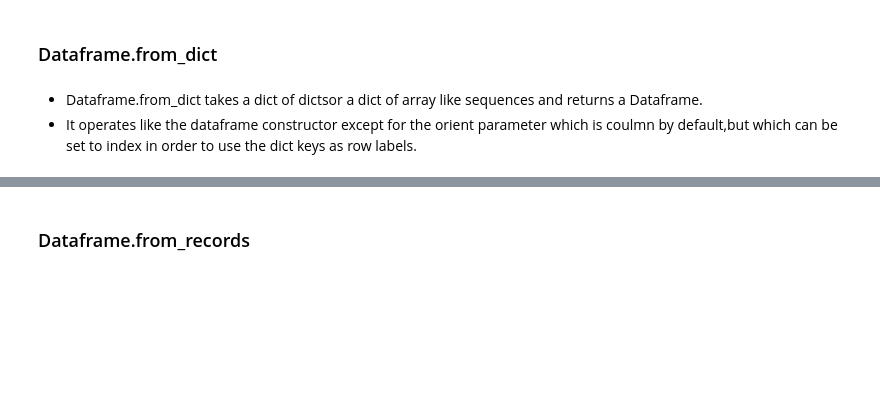
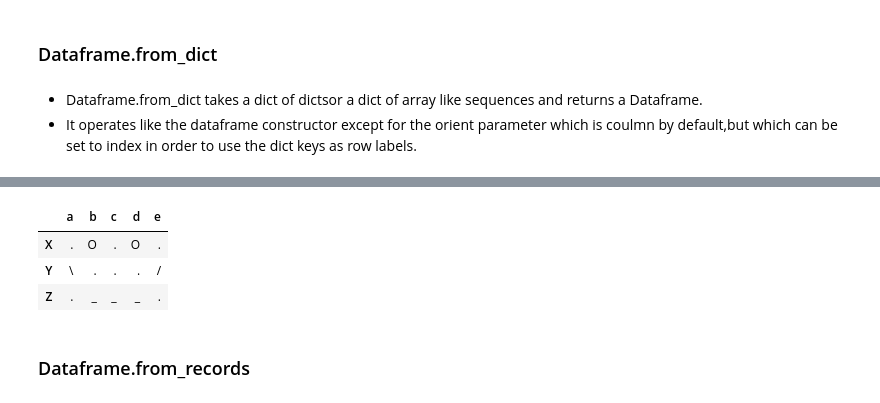
Before and after one commit to ChristianSantos2671/Week1-Intro-to-Python, a Jupyter notebook: Introduction_to_Python.ipynb, the cells around one changed output, grey strips where cells are left out. Cells and saved outputs as stored; diff of their text form; code cells hidden in the pictures; blank space fills up the shorter version.

```diff
--- a/Introduction_to_Python.ipynb
+++ b/Introduction_to_Python.ipynb
@@ -1573,3 +1697,18 @@ df
+# %%
+#example 60 - makeing a smiley face out of a matrix
+data = {
+    "X": {'a' : '.', 'b' : 'O', 'c' : '.', 'd': 'O', 'e' : '.'},
+    "Y": {'a' : '\\', 'b' : '.', 'c' : '.', 'd': '.', 'e' : '/'},
+    "Z": {'a' : '.', 'b' : '_', 'c' : '_', 'd': '_', 'e' : '.'}
+        }
+
+df = pd.DataFrame.from_dict(data, orient="index").astype(str)
+df
+# %% [output]
+|  | a | b | c | d | e |
+| X | . | O | . | O | . |
+| Y | \ | . | . | . | / |
+| Z | . | _ | _ | _ | . |
 # %% [markdown]
 ### Dataframe.from_records
 # %% [markdown]
```
Also changed, not shown: parts of 35 cells of this notebook.
